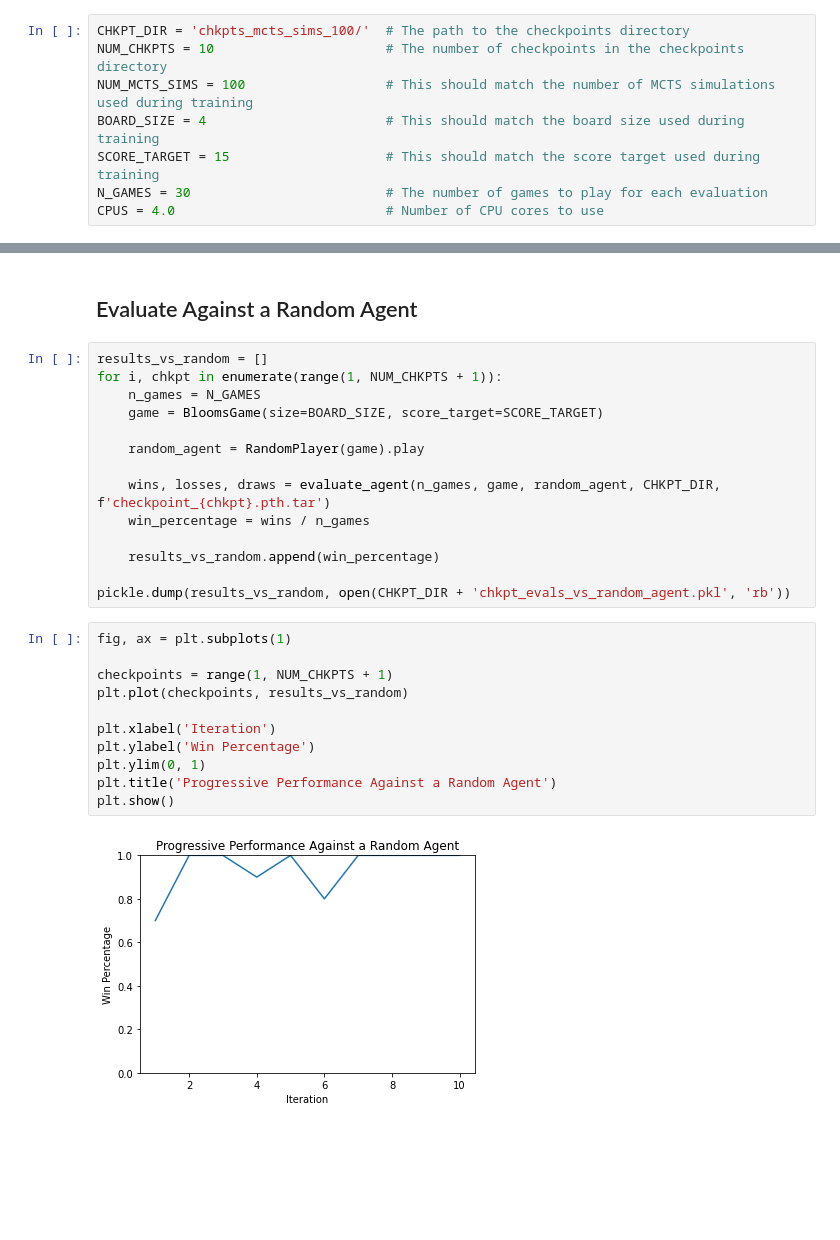
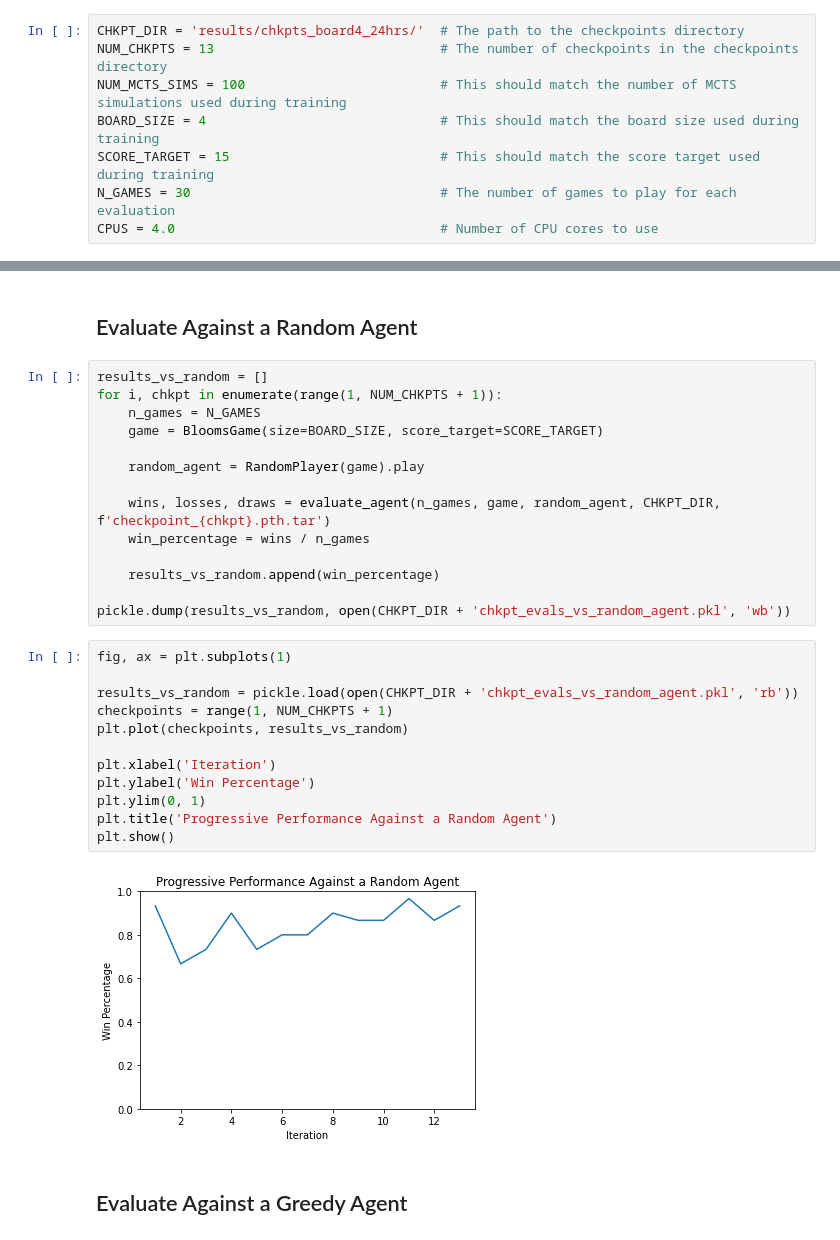
Before and after one commit to adamtupper/alphablooms, a Jupyter notebook: notebooks/test_agent.ipynb, the cells around one changed output, grey strips where cells are left out. Drawn from its saved outputs; the diff is of its cells as text; blank space fills up the shorter version.

Commit message:
Evaluate the performance over time for the base 4 agent (24hr run).

```diff
--- a/notebooks/test_agent.ipynb
+++ b/notebooks/test_agent.ipynb
@@ -3,13 +3,13 @@
 
 This notebook performs a basic check to compare each checkpoint of a training run against a random agent. If the training run is successful, we should observe improved performance over time.
 # %%
-CHKPT_DIR = 'chkpts_mcts_sims_100/'  # The path to the checkpoints directory
-NUM_CHKPTS = 10                      # The number of checkpoints in the checkpoints directory
-NUM_MCTS_SIMS = 100                  # This should match the number of MCTS simulations used during training
-BOARD_SIZE = 4                       # This should match the board size used during training
-SCORE_TARGET = 15                    # This should match the score target used during training
-N_GAMES = 30                         # The number of games to play for each evaluation
-CPUS = 4.0                           # Number of CPU cores to use
+CHKPT_DIR = 'results/chkpts_board4_24hrs/'  # The path to the checkpoints directory
+NUM_CHKPTS = 13                             # The number of checkpoints in the checkpoints directory
+NUM_MCTS_SIMS = 100                         # This should match the number of MCTS simulations used during training
+BOARD_SIZE = 4                              # This should match the board size used during training
+SCORE_TARGET = 15                           # This should match the score target used during training
+N_GAMES = 30                                # The number of games to play for each evaluation
+CPUS = 4.0                                  # Number of CPU cores to use
 # %% [markdown]
 ## Imports
 # %%
@@ -58,17 +58,20 @@ for i, chkpt in enumerate(range(1, NUM_CHKPTS + 1)):
 
     results_vs_random.append(win_percentage)
 
-pickle.dump(results_vs_random, open(CHKPT_DIR + 'chkpt_evals_vs_random_agent.pkl', 'rb'))
+pickle.dump(results_vs_random, open(CHKPT_DIR + 'chkpt_evals_vs_random_agent.pkl', 'wb'))
 # %%
 fig, ax = plt.subplots(1)
 
+results_vs_random = pickle.load(open(CHKPT_DIR + 'chkpt_evals_vs_random_agent.pkl', 'rb'))
 checkpoints = range(1, NUM_CHKPTS + 1)
 plt.plot(checkpoints, results_vs_random)
 
 plt.xlabel('Iteration')
 plt.ylabel('Win Percentage')
 plt.ylim(0, 1)
 plt.title('Progressive Performance Against a Random Agent')
 plt.show()
 # %% [output]
-[figure, old version]
+[figure, new version]
+# %% [markdown]
+## Evaluate Against a Greedy Agent
```
Also changed, not shown: parts of 3 cells of this notebook.
